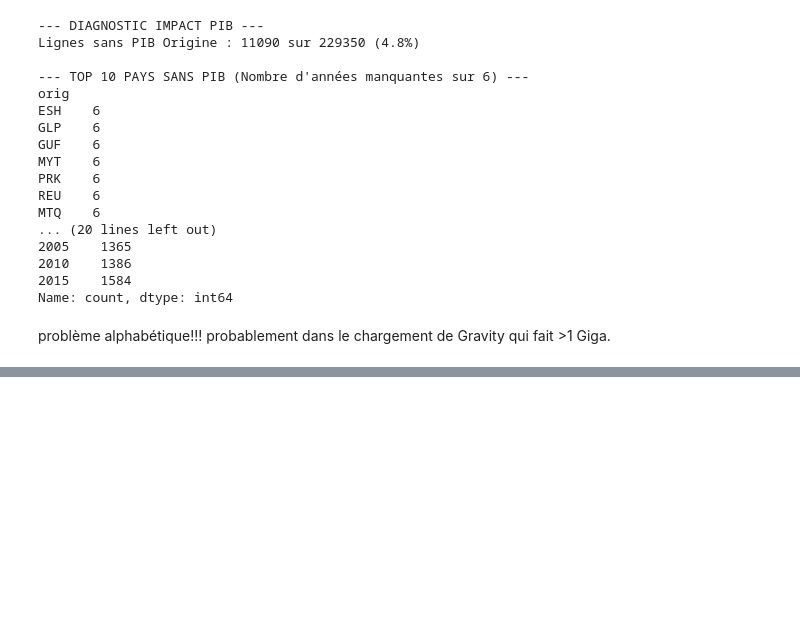
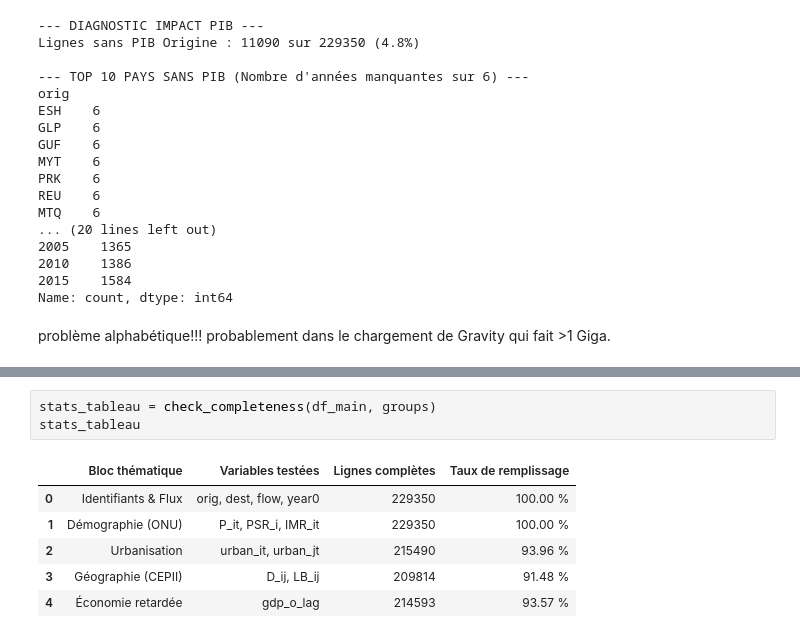
Before and after one commit to romainratajczyk/Projet-StatApp-ENSAE, a Jupyter notebook: notebooks/analyse_donnees.ipynb, the cells around one changed output, grey strips where cells are left out. Cells and saved outputs as stored; diff of their text form; blank space fills up the shorter version.

```diff
--- a/notebooks/analyse_donnees.ipynb
+++ b/notebooks/analyse_donnees.ipynb
@@ -239,0 +279,10 @@ problème alphabétique!!! probablement dans le chargement de Gravity qui fait >
+# %%
+stats_tableau = check_completeness(df_main, groups)
+stats_tableau
+# %% [output]
+|  | Bloc thématique | Variables testées | Lignes complètes | Taux de remplissage |
+| 0 | Identifiants & Flux | orig, dest, flow, year0 | 229350 | 100.00 % |
+| 1 | Démographie (ONU) | P_it, PSR_i, IMR_it | 229350 | 100.00 % |
+| 2 | Urbanisation | urban_it, urban_jt | 215490 | 93.96 % |
+| 3 | Géographie (CEPII) | D_ij, LB_ij | 209814 | 91.48 % |
+| 4 | Économie retardée | gdp_o_lag | 214593 | 93.57 % |
```
Also changed, not shown: parts of 3 cells of this notebook.
